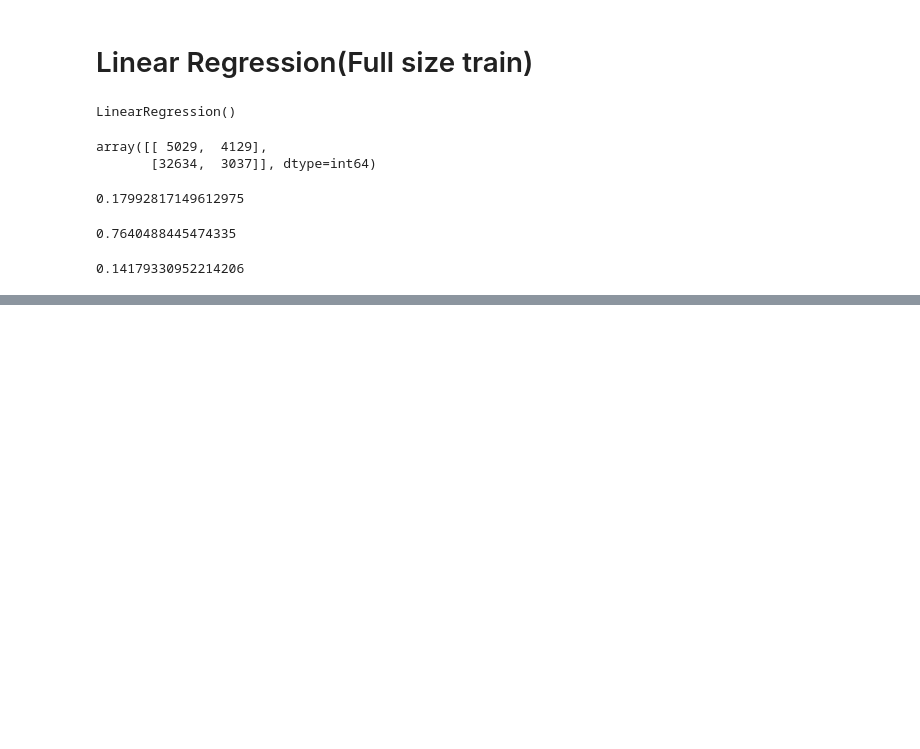
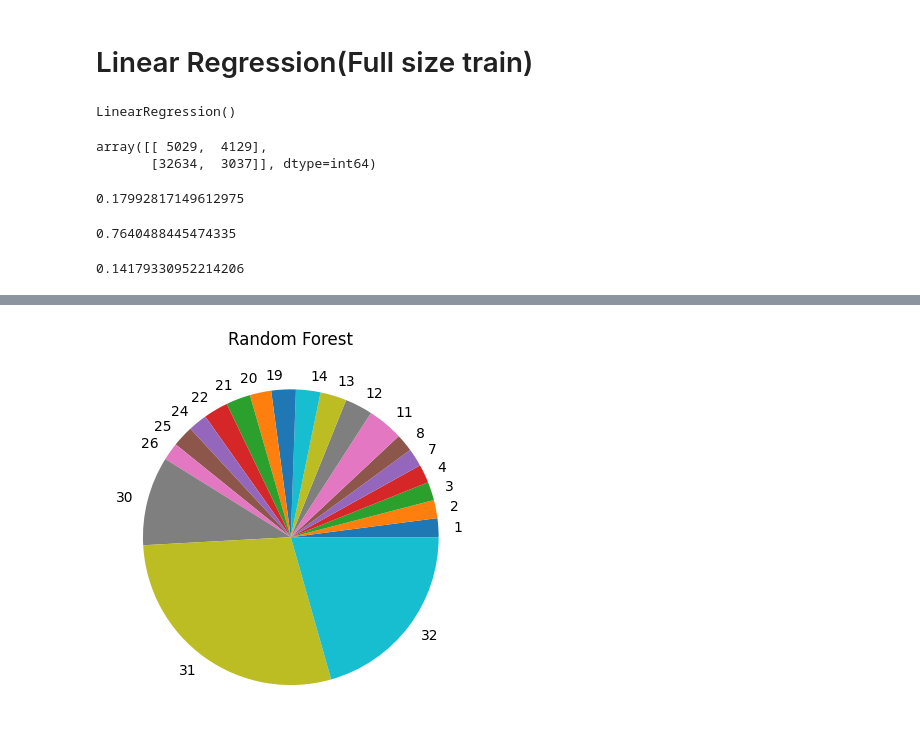
Before and after one commit to 1wannabebetter1/KMA_Alarm_ML_team_3, a Jupyter notebook: trainingModel.ipynb, the cells around one changed output, grey strips where cells are left out. Drawn from its saved outputs; the diff is of its cells as text; code cells hidden in the pictures; blank space fills up the shorter version.

```diff
--- a/trainingModel.ipynb
+++ b/trainingModel.ipynb
@@ -464,0 +609,45 @@ with open(f"{MODEL_FOLDER}/modelLinR.pkl", "wb") as handle:
+# %%
+import matplotlib.pyplot as plt
+
+data = {
+    31: 0.231884,
+    32: 0.167403,
+    30: 0.079132,
+    11: 0.031721,
+    12: 0.024547,
+    13: 0.023365,
+    22: 0.021803,
+    19: 0.021764,
+    14: 0.021722,
+    21: 0.021710,
+    20: 0.018989,
+    25: 0.018770,
+    24: 0.016870,
+    1: 0.016754,
+    4: 0.016426,
+    3: 0.016370,
+    2: 0.016077,
+    7: 0.015994,
+    26: 0.015698,
+    8: 0.015694
+}
+
+# Create a sorted list of the dictionary's keys
+keys = sorted(data.keys())
+
+# Create a list of labels for the pie chart
+labels = [str(k) for k in keys]
+
+# Create a list of values for the pie chart
+values = [data[k] for k in keys]
+
+# Create a pie chart
+plt.pie(values, labels=labels)
+
+# Add a title
+plt.title('Random Forest')
+
+# Show the chart
+plt.show()
+# %% [output]
+[figure, added]
```
Also changed, not shown: parts of 14 cells of this notebook.
